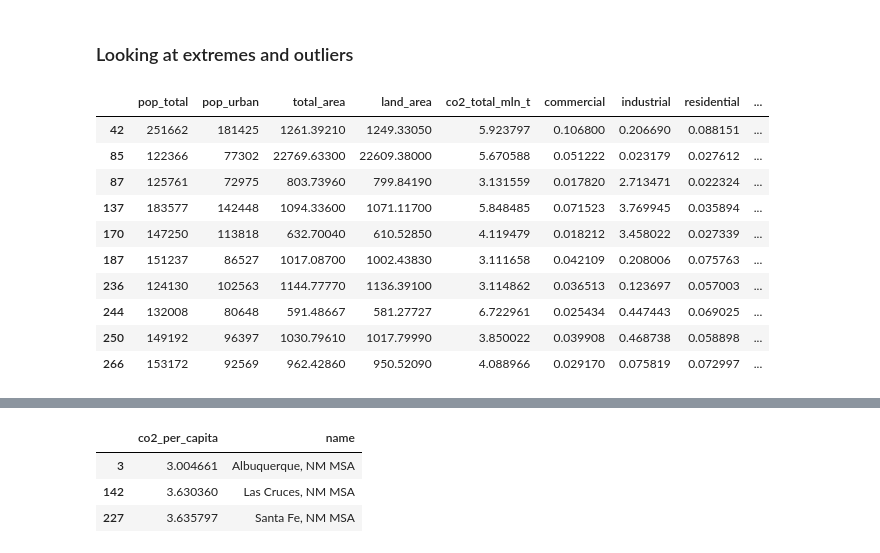
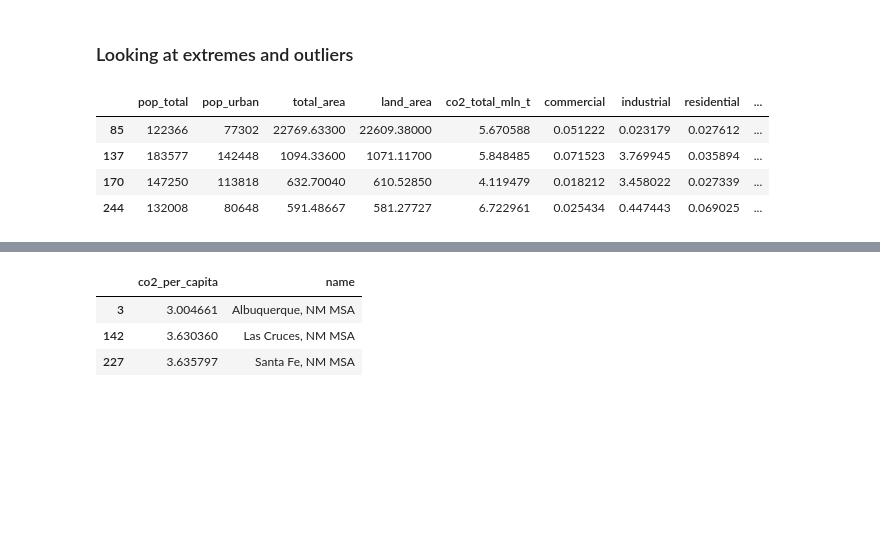
Before and after one commit to pvarsh/foundations-a4, a Jupyter notebook: assignment-4.ipynb, the cells around one changed output, grey strips where cells are left out. Saved outputs shown, nothing was run; the diff lists cells and outputs as text; code cells hidden in the pictures; blank space fills up the shorter version.

```diff
--- a/assignment-4.ipynb
+++ b/assignment-4.ipynb
@@ -750,16 +806,10 @@ figNumber += 1
 # %% [markdown]
 ### Looking at extremes and outliers
 # %%
-mt[np.log(mt.co2_per_capita) > 3]
+mt[np.log(mt.co2_per_capita) > 3.3]
 # %% [output]
 |  | pop_total | pop_urban | total_area | land_area | co2_total_mln_t | commercial | industrial | residential | ... |
-| 42 | 251662 | 181425 | 1261.39210 | 1249.33050 | 5.923797 | 0.106800 | 0.206690 | 0.088151 | ... |
 | 85 | 122366 | 77302 | 22769.63300 | 22609.38000 | 5.670588 | 0.051222 | 0.023179 | 0.027612 | ... |
-| 87 | 125761 | 72975 | 803.73960 | 799.84190 | 3.131559 | 0.017820 | 2.713471 | 0.022324 | ... |
 | 137 | 183577 | 142448 | 1094.33600 | 1071.11700 | 5.848485 | 0.071523 | 3.769945 | 0.035894 | ... |
 | 170 | 147250 | 113818 | 632.70040 | 610.52850 | 4.119479 | 0.018212 | 3.458022 | 0.027339 | ... |
-| 187 | 151237 | 86527 | 1017.08700 | 1002.43830 | 3.111658 | 0.042109 | 0.208006 | 0.075763 | ... |
-| 236 | 124130 | 102563 | 1144.77770 | 1136.39100 | 3.114862 | 0.036513 | 0.123697 | 0.057003 | ... |
 | 244 | 132008 | 80648 | 591.48667 | 581.27727 | 6.722961 | 0.025434 | 0.447443 | 0.069025 | ... |
-| 250 | 149192 | 96397 | 1030.79610 | 1017.79990 | 3.850022 | 0.039908 | 0.468738 | 0.058898 | ... |
-| 266 | 153172 | 92569 | 962.42860 | 950.52090 | 4.088966 | 0.029170 | 0.075819 | 0.072997 | ... |
```
Also changed, not shown: parts of 24 cells of this notebook.
